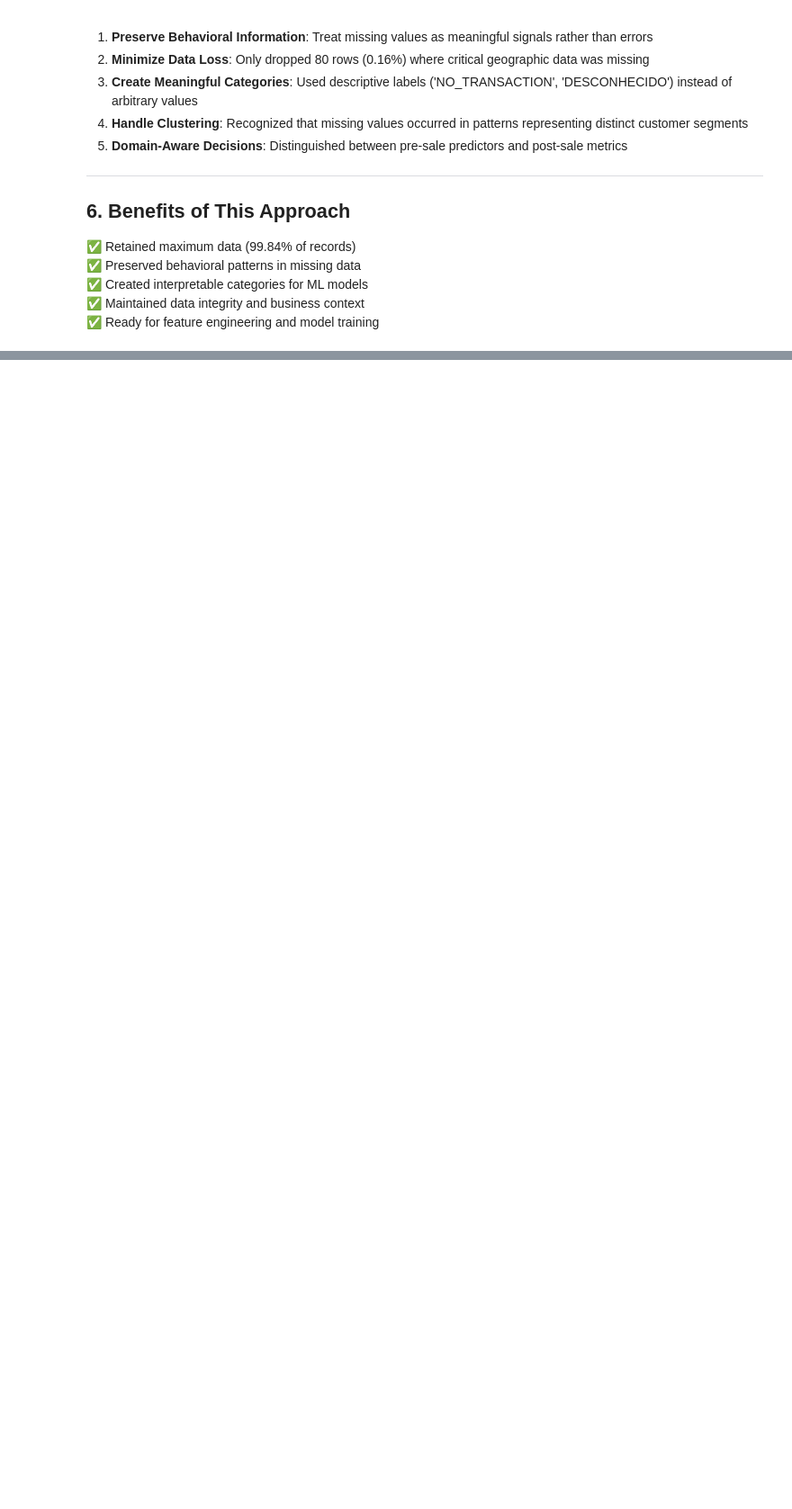
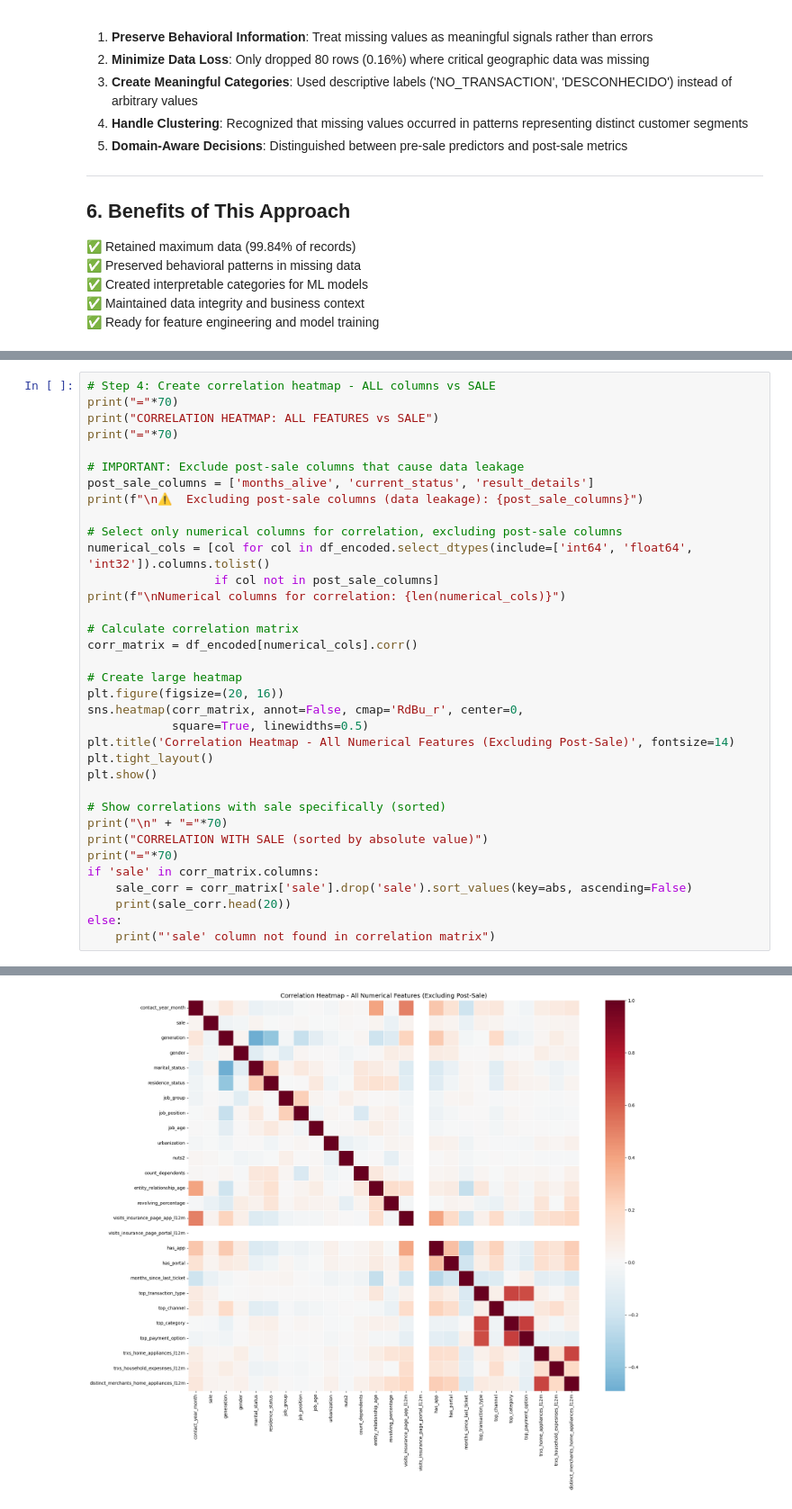
Before and after one commit to mjorgecruz/Machine_Learning_for_Hardware, a Jupyter notebook: Teresa/analysis.ipynb, the cells around one changed output, grey strips where cells are left out. Shown at 90% size. Cells and saved outputs as stored; diff of their text form; blank space fills up the shorter version.

```diff
--- a/Teresa/analysis.ipynb
+++ b/Teresa/analysis.ipynb
@@ -885,0 +1269,36 @@ CURRENT_STATUS
+# %%
+# Step 4: Create correlation heatmap - ALL columns vs SALE
+print("="*70)
+print("CORRELATION HEATMAP: ALL FEATURES vs SALE")
+print("="*70)
+
+# IMPORTANT: Exclude post-sale columns that cause data leakage
+post_sale_columns = ['months_alive', 'current_status', 'result_details']
+print(f"\n⚠️  Excluding post-sale columns (data leakage): {post_sale_columns}")
+
+# Select only numerical columns for correlation, excluding post-sale columns
+numerical_cols = [col for col in df_encoded.select_dtypes(include=['int64', 'float64', 'int32']).columns.tolist()
+                  if col not in post_sale_columns]
+print(f"\nNumerical columns for correlation: {len(numerical_cols)}")
+
+# Calculate correlation matrix
+corr_matrix = df_encoded[numerical_cols].corr()
+
+# Create large heatmap
+plt.figure(figsize=(20, 16))
+sns.heatmap(corr_matrix, annot=False, cmap='RdBu_r', center=0,
+            square=True, linewidths=0.5)
+plt.title('Correlation Heatmap - All Numerical Features (Excluding Post-Sale)', fontsize=14)
+plt.tight_layout()
+plt.show()
+
+# Show correlations with sale specifically (sorted)
+print("\n" + "="*70)
+print("CORRELATION WITH SALE (sorted by absolute value)")
+print("="*70)
+if 'sale' in corr_matrix.columns:
+    sale_corr = corr_matrix['sale'].drop('sale').sort_values(key=abs, ascending=False)
+    print(sale_corr.head(20))
+else:
+    print("'sale' column not found in correlation matrix")
+# %% [output]
@@ -885,0 +1314 @@ CURRENT_STATUS
+[figure, added]
```
Also changed, not shown: parts of 44 cells of this notebook.
